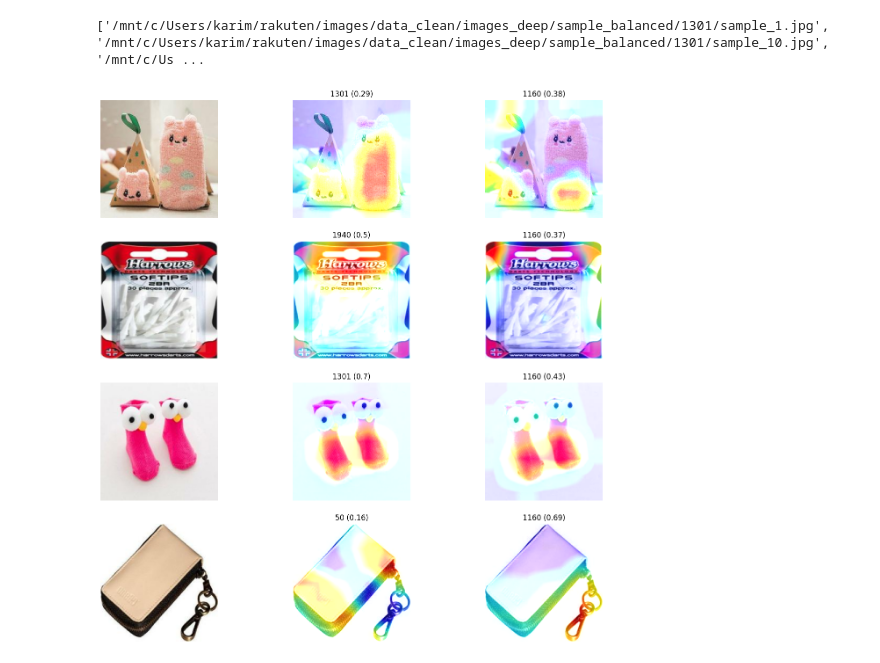
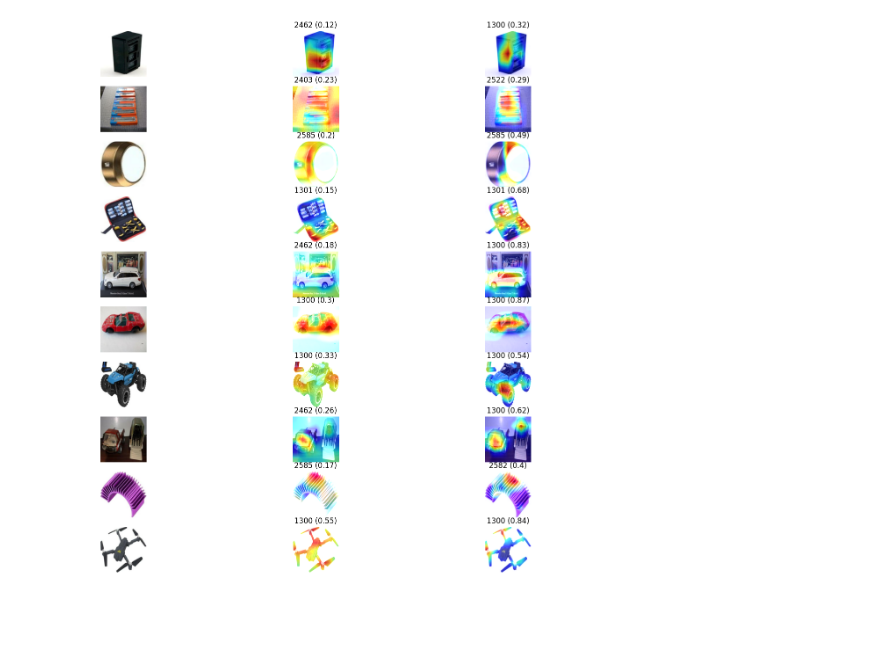
Before and after one commit to elkarimero/rakuten-challenge, a Jupyter notebook: notebooks/Interpretabilite/grad-CAM.ipynb, the cells around one changed output. Cells and saved outputs as stored; diff of their text form; code cells hidden in the pictures; blank space fills up the shorter version.

```diff
--- a/notebooks/Interpretabilite/grad-CAM.ipynb
+++ b/notebooks/Interpretabilite/grad-CAM.ipynb
@@ -97,8 +97,7 @@ def grad_cam(image, model, layer):
 def show_grad_cam_cnn(img_files, models, class_names):
 
     nb_columns = len(models) + 1
-    nb_lines = images.shape[0]
-    number_of_images = images.shape[0]
+    nb_lines = number_of_images = len(img_files)
 
     plt.figure(figsize=(16,16))
 
@@ -140,7 +139,7 @@ from sklearn.metrics import classification_report
 # Chargement du model
 models = []
 models.append(tf.keras.models.load_model('../../models/EfficientNetB0/EfficientNetB0_model.keras'))
-models.append(tf.keras.models.load_model("../../src/models/images_models/EfficientNetB0_model_augmented.h5"))
+models.append(tf.keras.models.load_model("../../models/EfficientNetB0/EfficientNetB0_model_finetuned_best.keras"))
 
 
 #model_loaded.summary()
@@ -167,22 +155,21 @@ WARNING:absl:Compiled the loaded model, but the compiled metrics have yet to be
 # %%
 import os
 
 # Paramètres
 dir_name = "/mnt/c/Users/karim/rakuten/images/data_clean/images_deep/sample_balanced"
-target_class = '1301'  # Nom de la classe que tu veux extraire
+target_class = '1300'  # Nom de la classe que tu veux extraire
 img_dir = os.path.join(dir_name, target_class)
 img_size = (224, 224) # Taille cible
 
 # Obtenir les 4 premiers fichiers image
-img_file_names = sorted(os.listdir(img_dir))[:4]
+img_file_names = sorted(os.listdir(img_dir))[:10]
 class_codes = sorted(os.listdir(dir_name))
 class_names = [categories[int(code)] for code in class_codes]
 
 img_files = []
 for file_name in img_file_names:
     img_files.append(os.path.join(img_dir, file_name))
 
 show_grad_cam_cnn(img_files,models, class_codes)
 # %% [output]
-['/mnt/c/Users/karim/rakuten/images/data_clean/images_deep/sample_balanced/1301/sample_1.jpg', '/mnt/c/Users/karim/rakuten/images/data_clean/images_deep/sample_balanced/1301/sample_10.jpg', '/mnt/c/Us ...
-[figure, old version]
+[figure, new version]
```
Also changed, not shown: parts of 1 cell of this notebook.
